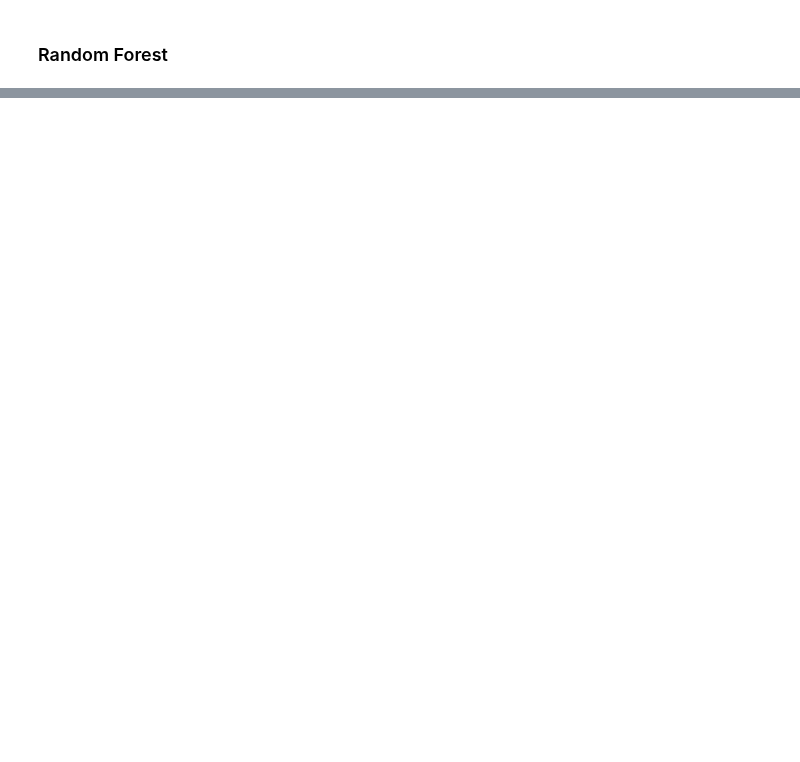
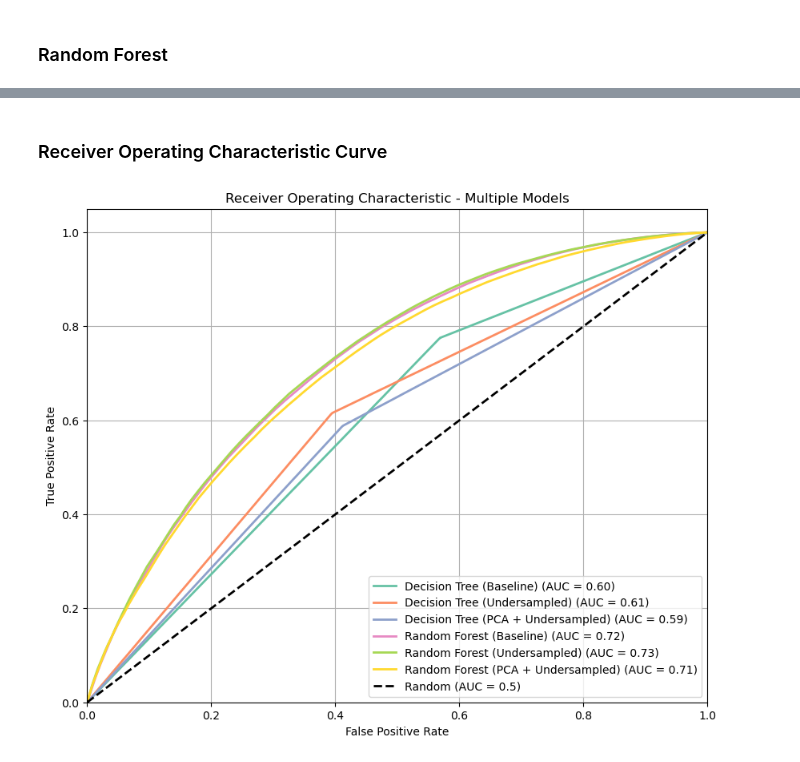
Before and after one commit to bennyocean/LFB_ResponseTimes_Prediction, a Jupyter notebook: notebooks/DecisionTree_RF_clf.ipynb, the cells around one changed output, grey strips where cells are left out. Drawn from its saved outputs; the diff is of its cells as text; code cells hidden in the pictures; blank space fills up the shorter version.

```diff
--- a/notebooks/DecisionTree_RF_clf.ipynb
+++ b/notebooks/DecisionTree_RF_clf.ipynb
@@ -192,0 +672,48 @@ weighted avg       0.72      0.74      0.72    307541
+# %% [markdown]
+### Receiver Operating Characteristic Curve
+# %%
+from sklearn.metrics import roc_curve, auc
+
+model_probas = {
+    'Decision Tree (Baseline)': y_test_pred_prob_dt,
+    'Decision Tree (Undersampled)': y_test_pred_prob_dt_undsam,
+    'Decision Tree (PCA + Undersampled)': y_test_pred_prob_dt_pca_ru,
+    'Random Forest (Baseline)': y_test_pred_prob_rf,
+    'Random Forest (Undersampled)': y_test_pred_prob_rf_undsam,
+    'Random Forest (PCA + Undersampled)': y_test_pred_prob_rf_pca_ru,
+}
+
+true_labels = {
+    'Decision Tree (Baseline)': y_test,
+    'Decision Tree (Undersampled)': y_test,
+    'Decision Tree (PCA + Undersampled)': y_test_pca,
+    'Random Forest (Baseline)': y_test,
+    'Random Forest (Undersampled)': y_test,
+    'Random Forest (PCA + Undersampled)': y_test_pca,
+}
+
+def plot_roc_auc_multiple_models(true_labels, model_probas):
+    plt.figure(figsize=(10, 8))
+
+    for model_name, y_proba in model_probas.items():
+        y_true = true_labels[model_name]
+        fpr, tpr, _ = roc_curve(y_true, y_proba[:, 1])
+        roc_auc = auc(fpr, tpr)
+        plt.plot(fpr, tpr, lw=2, label=f'{model_name} (AUC = {roc_auc:.2f})')
+
+    # Plot the random line
+    plt.plot([0, 1], [0, 1], color='black', lw=2, linestyle='--', label='Random (AUC = 0.5)')
+
+    plt.xlim([0.0, 1.0])
+    plt.ylim([0.0, 1.05])
+    plt.xlabel('False Positive Rate')
+    plt.ylabel('True Positive Rate')
+    plt.title('Receiver Operating Characteristic - Multiple Models')
+    plt.legend(loc='lower right')
+    plt.grid(True)
+    plt.savefig("/Users/bennyschellinger/Desktop/DataScience/MLE_DataScientest/04_Projekt/MAY24_BDS_INT_Fire_Brigade/img/roc_test_perf_clf_models.png")
+    plt.show()
+
+plot_roc_auc_multiple_models(true_labels, model_probas)
+# %% [output]
+[figure, added]
```
Also changed, not shown: parts of 68 cells of this notebook.
